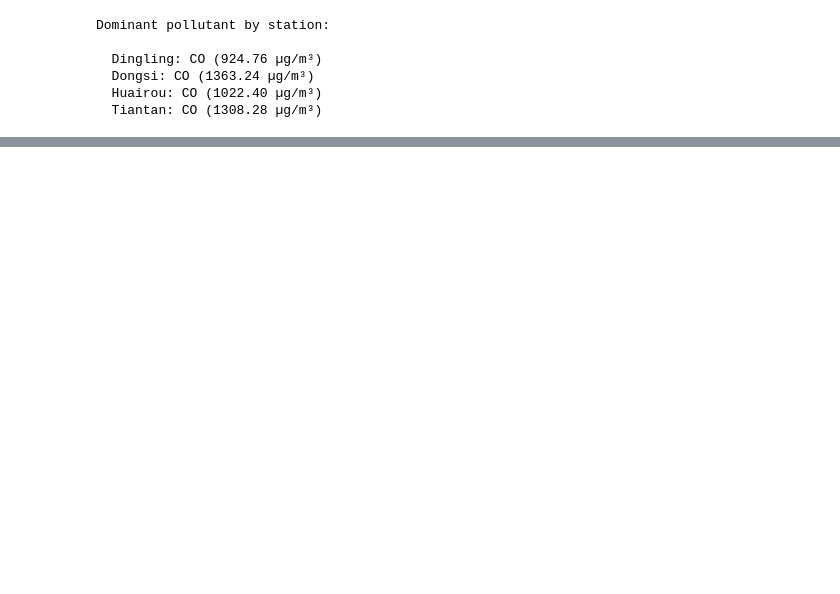
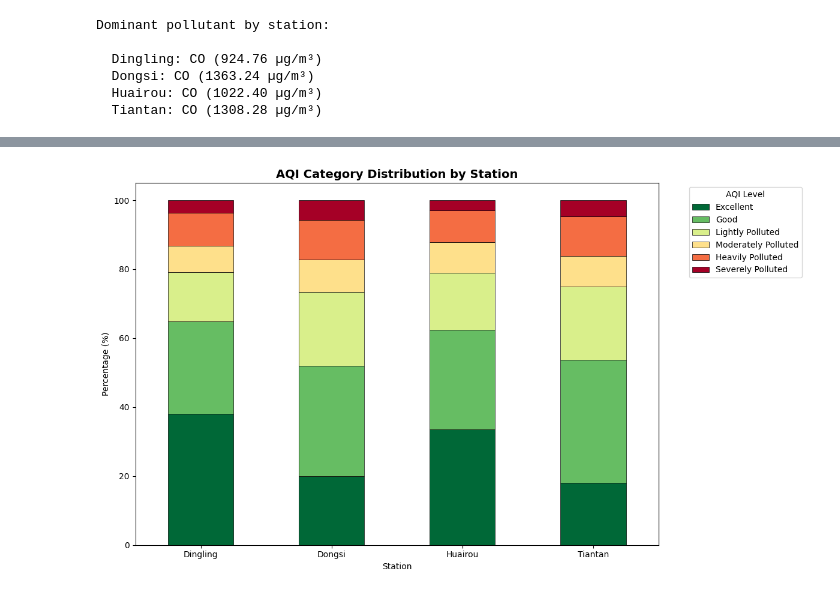
Before and after one commit to Ayomide-baga/CMP7005-PRAC1, a Jupyter notebook: CMP7005_PRAC1.ipynb, the cells around one changed output, grey strips where cells are left out. Saved outputs shown, nothing was run; the diff lists cells and outputs as text; code cells hidden in the pictures; blank space fills up the shorter version.

```diff
--- a/CMP7005_PRAC1.ipynb
+++ b/CMP7005_PRAC1.ipynb
@@ -1043,0 +1154,19 @@ plt.show()
+# %%
+# AQI category distribution per station
+aqi_order = ['Excellent', 'Good', 'Lightly Polluted', 'Moderately Polluted',
+             'Heavily Polluted', 'Severely Polluted']
+aqi_station = pd.crosstab(df_filled['station'], df_filled['AQI_level'],
+                           normalize='index') * 100
+aqi_station = aqi_station.reindex(columns=aqi_order)
+
+aqi_station.plot(kind='bar', stacked=True, figsize=(12, 7),
+                 colormap='RdYlGn_r', edgecolor='black', linewidth=0.5)
+plt.title('AQI Category Distribution by Station', fontsize=14, fontweight='bold')
+plt.ylabel('Percentage (%)')
+plt.xlabel('Station')
+plt.legend(title='AQI Level', bbox_to_anchor=(1.05, 1))
+plt.xticks(rotation=0)
+plt.tight_layout()
+plt.show()
+# %% [output]
+[figure, added]
```
Also changed, not shown: parts of 12 cells of this notebook.
